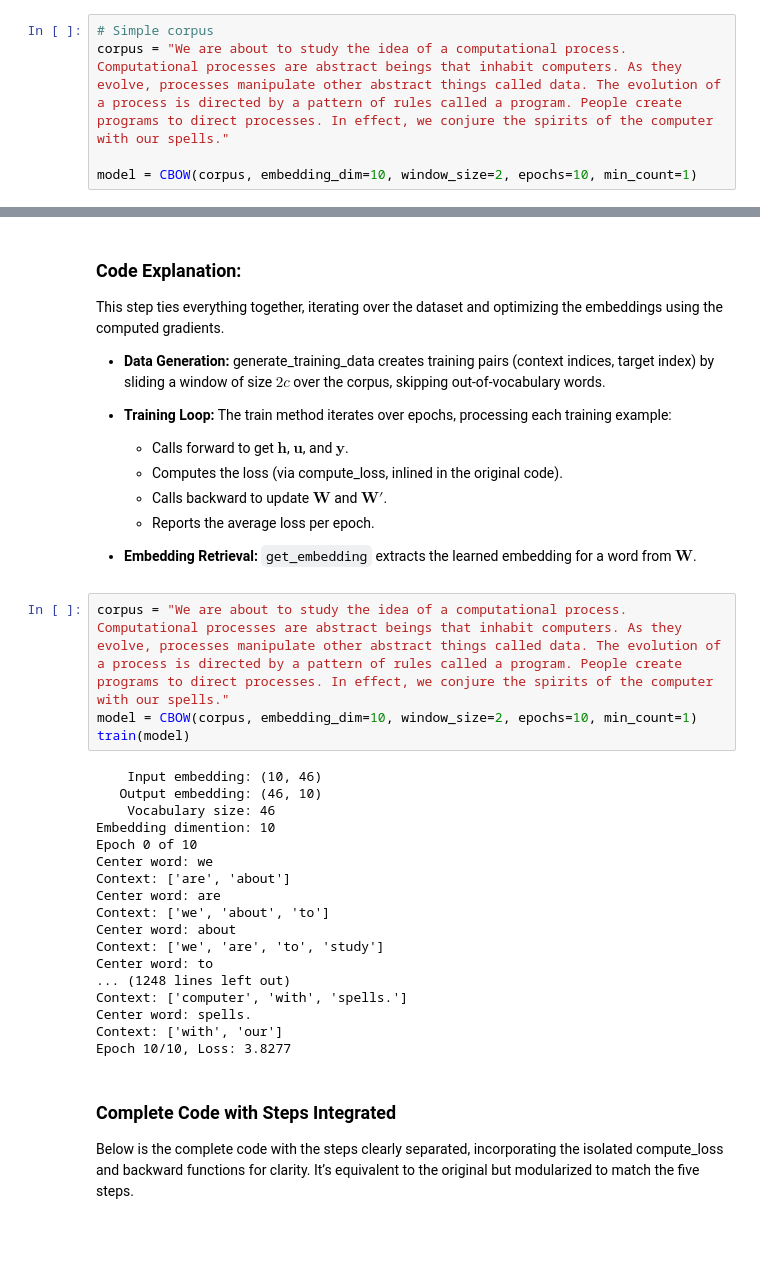
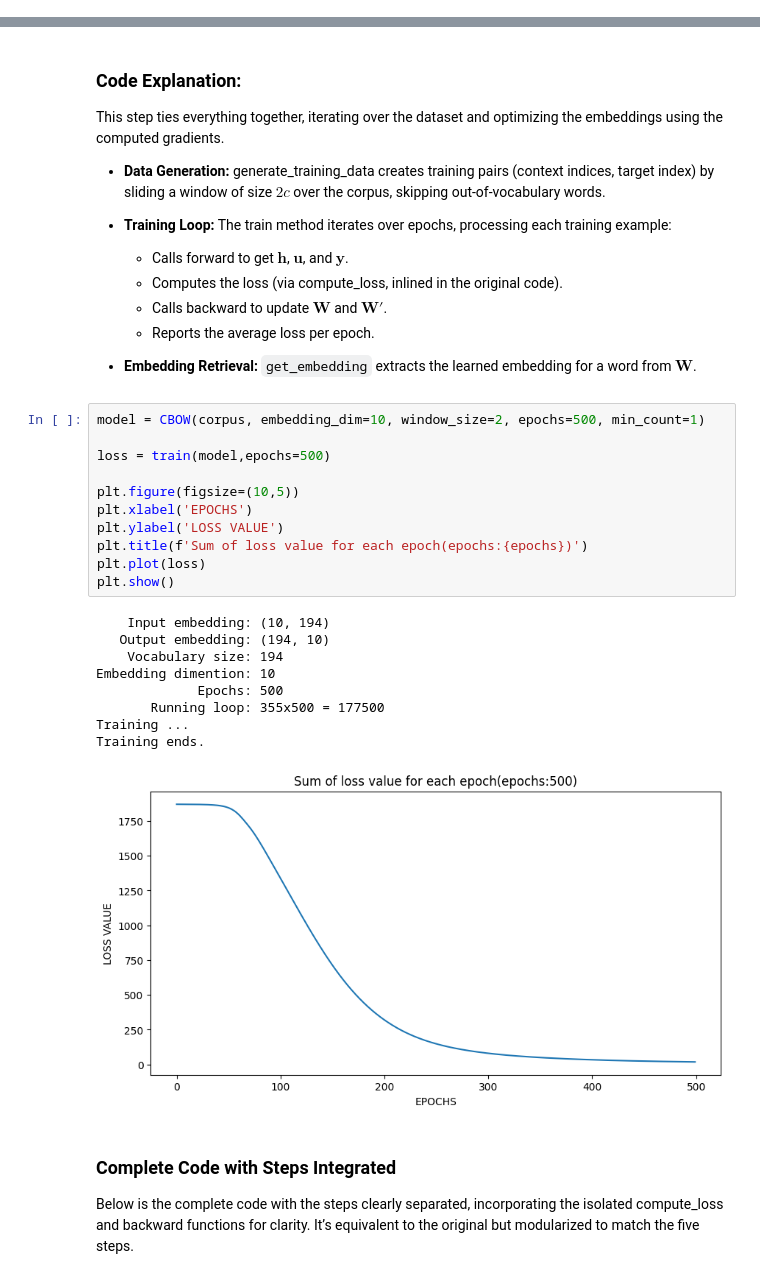
Before and after one commit to abdhmohammadi/NLP, a Jupyter notebook: TextVectorization/CBOW.ipynb, the cells around one changed output, grey strips where cells are left out. Saved outputs shown, nothing was run; the diff lists cells and outputs as text; blank space fills up the shorter version.

```diff
--- a/TextVectorization/CBOW.ipynb
+++ b/TextVectorization/CBOW.ipynb
@@ -109,8 +131,3 @@ This step sets up the data structure and parameters, corresponding to defining t
 - **Vocabulary Building:** `build_vocab` counts word frequencies, filters out rare words (below `min_count`), and creates mappings between words and indices. This defines the vocabulary size $|V|$.
 - **Weight Initialization:** `initialize_weights` creates the input embedding matrix $\mathbf{W}$ (shape $N \times |V|$) and output matrix $\mathbf{W'}$ (shape $ |V| \times N $), initialized randomly with small values to avoid saturation.
 - **One-Hot Encoding:** `one_hot` generates a _one-hot_ vector for a word index, used for the center word in training.
-# %%
-# Simple corpus
-corpus = "We are about to study the idea of a computational process. Computational processes are abstract beings that inhabit computers. As they evolve, processes manipulate other abstract things called data. The evolution of a process is directed by a pattern of rules called a program. People create programs to direct processes. In effect, we conjure the spirits of the computer with our spells."
-
-model = CBOW(corpus, embedding_dim=10, window_size=2, epochs=10, min_count=1)
@@ -333,28 +406,27 @@ This step ties everything together, iterating over the dataset and optimizing th
 
 
 - **Embedding Retrieval:** `get_embedding` extracts the learned embedding for a word from $ \mathbf{W} $.
-# %%
-corpus = "We are about to study the idea of a computational process. Computational processes are abstract beings that inhabit computers. As they evolve, processes manipulate other abstract things called data. The evolution of a process is directed by a pattern of rules called a program. People create programs to direct processes. In effect, we conjure the spirits of the computer with our spells."
-model = CBOW(corpus, embedding_dim=10, window_size=2, epochs=10, min_count=1)
-train(model)
-# %% [output]
-    Input embedding: (10, 46)
-   Output embedding: (46, 10)
-    Vocabulary size: 46
-Embedding dimention: 10
-Epoch 0 of 10
-Center word: we
-Context: ['are', 'about']
-Center word: are
-Context: ['we', 'about', 'to']
-Center word: about
-Context: ['we', 'are', 'to', 'study']
-Center word: to
-... (1248 lines left out)
-Context: ['computer', 'with', 'spells.']
-Center word: spells.
-Context: ['with', 'our']
-Epoch 10/10, Loss: 3.8277
+# %%
+model = CBOW(corpus, embedding_dim=10, window_size=2, epochs=500, min_count=1)
+
+loss = train(model,epochs=500)
+
+plt.figure(figsize=(10,5))
+plt.xlabel('EPOCHS')
+plt.ylabel('LOSS VALUE')
+plt.title(f'Sum of loss value for each epoch(epochs:{epochs})')
+plt.plot(loss)
+plt.show()
+# %% [output]
+    Input embedding: (10, 194)
+   Output embedding: (194, 10)
+    Vocabulary size: 194
+Embedding dimention: 10
+             Epochs: 500
+       Running loop: 355x500 = 177500
+Training ...
+Training ends.
+[figure, added]
 # %% [markdown]
 ### Complete Code with Steps Integrated
 Below is the complete code with the steps clearly separated, incorporating the isolated compute_loss and backward functions for clarity. It’s equivalent to the original but modularized to match the five steps.
```
Also changed, not shown: parts of 15 cells of this notebook.
